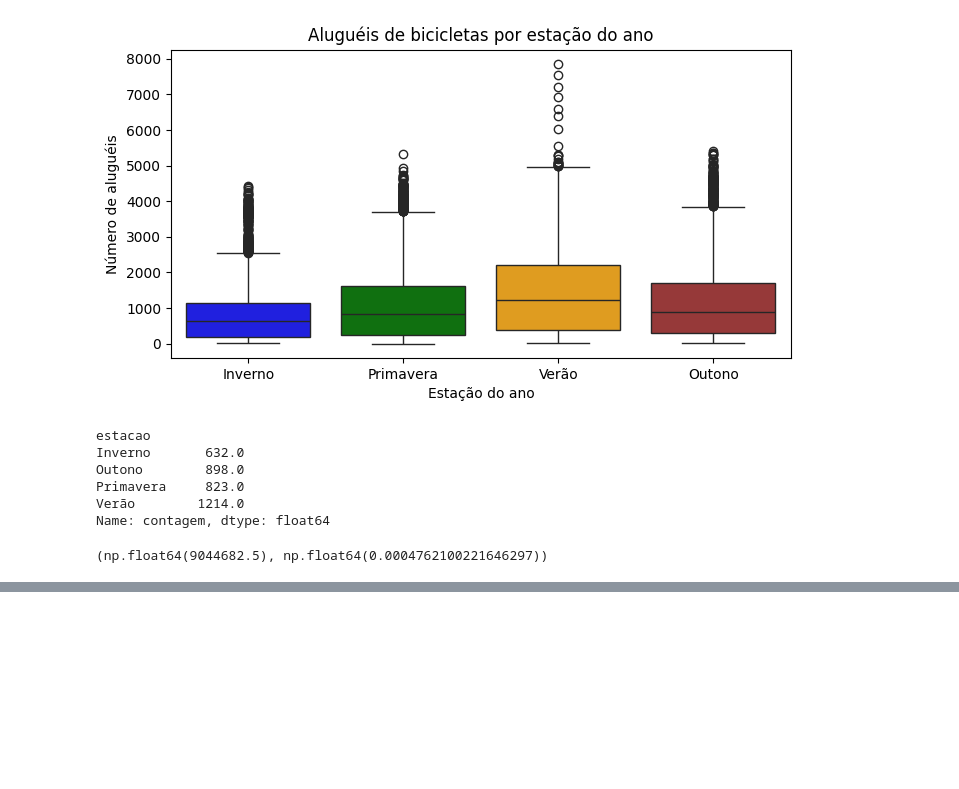
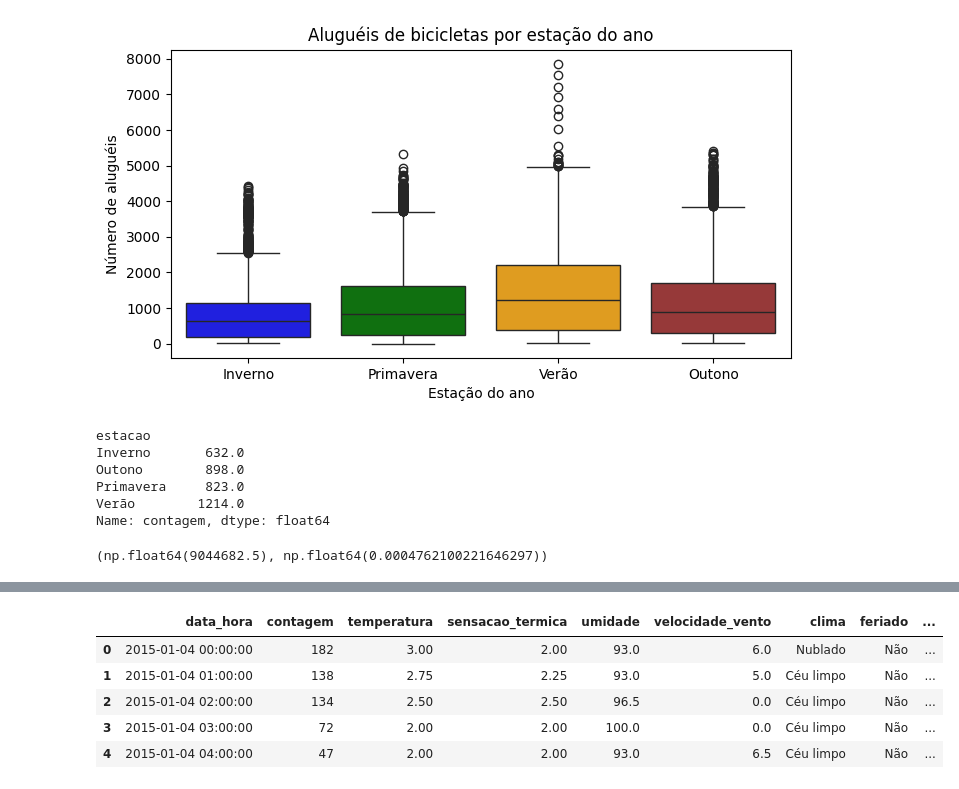
Before and after one commit to juliogazoli/alura-data-science-python-analisando-e-prevendo-series-temporais, a Jupyter notebook: atividades.ipynb, the cells around one changed output, grey strips where cells are left out. Saved outputs shown, nothing was run; the diff lists cells and outputs as text; code cells hidden in the pictures; blank space fills up the shorter version.

```diff
--- a/atividades.ipynb
+++ b/atividades.ipynb
@@ -292,0 +313,13 @@ u_statistic, p_value
+# %%
+df_data = df_limpo.copy()
+# %%
+df_data['data_hora'] = pd.to_datetime(df_data['data_hora'])
+
+df_data.head()
+# %% [output]
+|  | data_hora | contagem | temperatura | sensacao_termica | umidade | velocidade_vento | clima | feriado | ... |
+| 0 | 2015-01-04 00:00:00 | 182 | 3.00 | 2.00 | 93.0 | 6.0 | Nublado | Não | ... |
+| 1 | 2015-01-04 01:00:00 | 138 | 2.75 | 2.25 | 93.0 | 5.0 | Céu limpo | Não | ... |
+| 2 | 2015-01-04 02:00:00 | 134 | 2.50 | 2.50 | 96.5 | 0.0 | Céu limpo | Não | ... |
+| 3 | 2015-01-04 03:00:00 | 72 | 2.00 | 2.00 | 100.0 | 0.0 | Céu limpo | Não | ... |
+| 4 | 2015-01-04 04:00:00 | 47 | 2.00 | 2.00 | 93.0 | 6.5 | Céu limpo | Não | ... |
```
Also changed, not shown: parts of 9 cells of this notebook.
